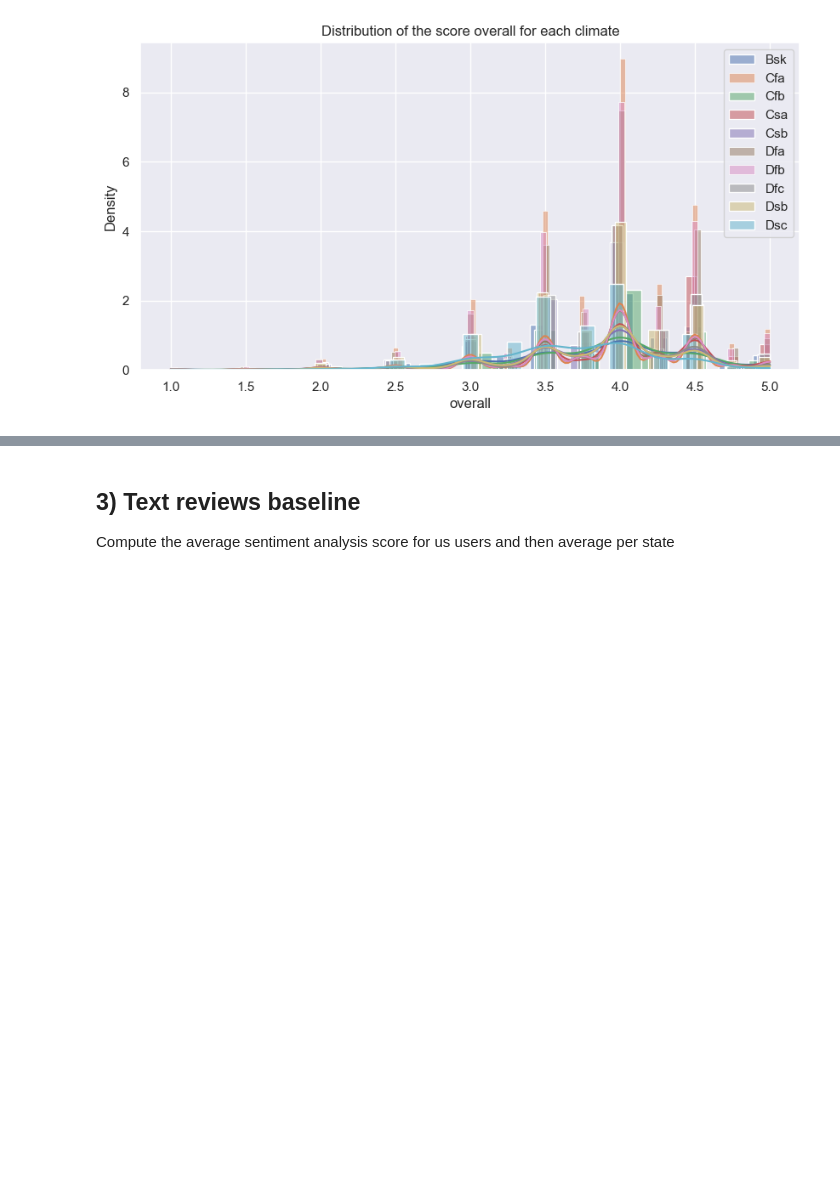
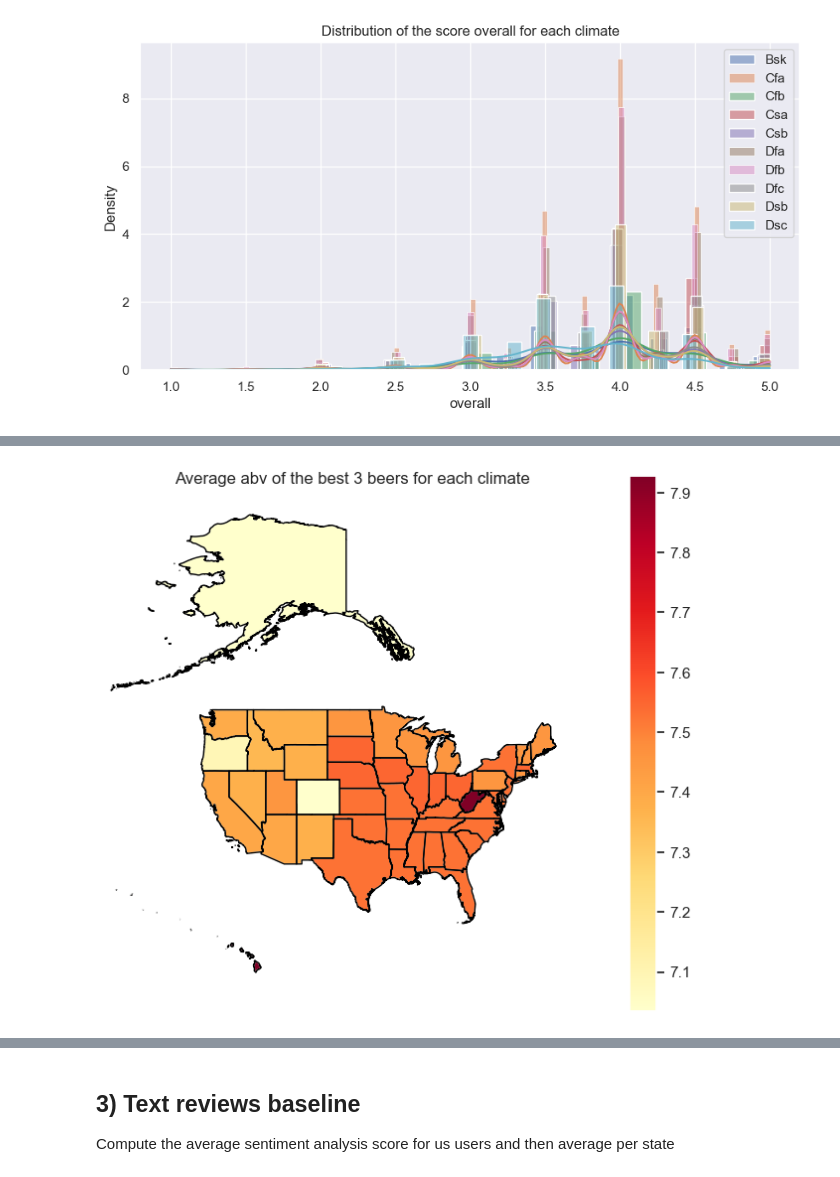
Before and after one commit to epfl-ada/ada-2023-project-riskybiscuits, a Jupyter notebook: main2_0.ipynb, the cells around one changed output, grey strips where cells are left out. Cells and saved outputs as stored; diff of their text form; code cells hidden in the pictures; blank space fills up the shorter version.

```diff
--- a/main2_0.ipynb
+++ b/main2_0.ipynb
@@ -483,0 +577,26 @@ display(data_to_plot)
+# %%
+keeping_most_reviewed_beers = {}
+count_style_occurences = {}
+
+for climate, climate_df in climate_dataframes.items():
+    #get number of occurences of each style of beer
+    num_reviews = climate_df["general_style"].value_counts()
+
+    #keep only the 3 most reviewed beers
+    most_reviewed = num_reviews[:3]
+
+    #count the number of occurences of each style of beer
+    for beer in most_reviewed.index:
+        if beer not in count_style_occurences.keys():
+            count_style_occurences[beer] = 1
+        else:
+            count_style_occurences[beer] += 1
+
+    keeping_most_reviewed_beers[climate] = climate_df[climate_df["general_style"].isin(most_reviewed.index)].reset_index(drop=True)
+
+print("Most reviewed beers for each climate:")
+for climate in keeping_most_reviewed_beers:
+    print("Climate {}: {}".format(climate, keeping_most_reviewed_beers[climate]["general_style"].unique()))
+
+print("Number of occurences of each style of beer:")
+display(count_style_occurences)
@@ -483,0 +652,4 @@ display(data_to_plot)
+# %%
+plot_climate_stats(climate_names, "mean_abv_best", "Average abv of the best 3 beers for each climate")
+# %% [output]
+[figure, added]
```
Also changed, not shown: parts of 22 cells of this notebook, 1 other file.
